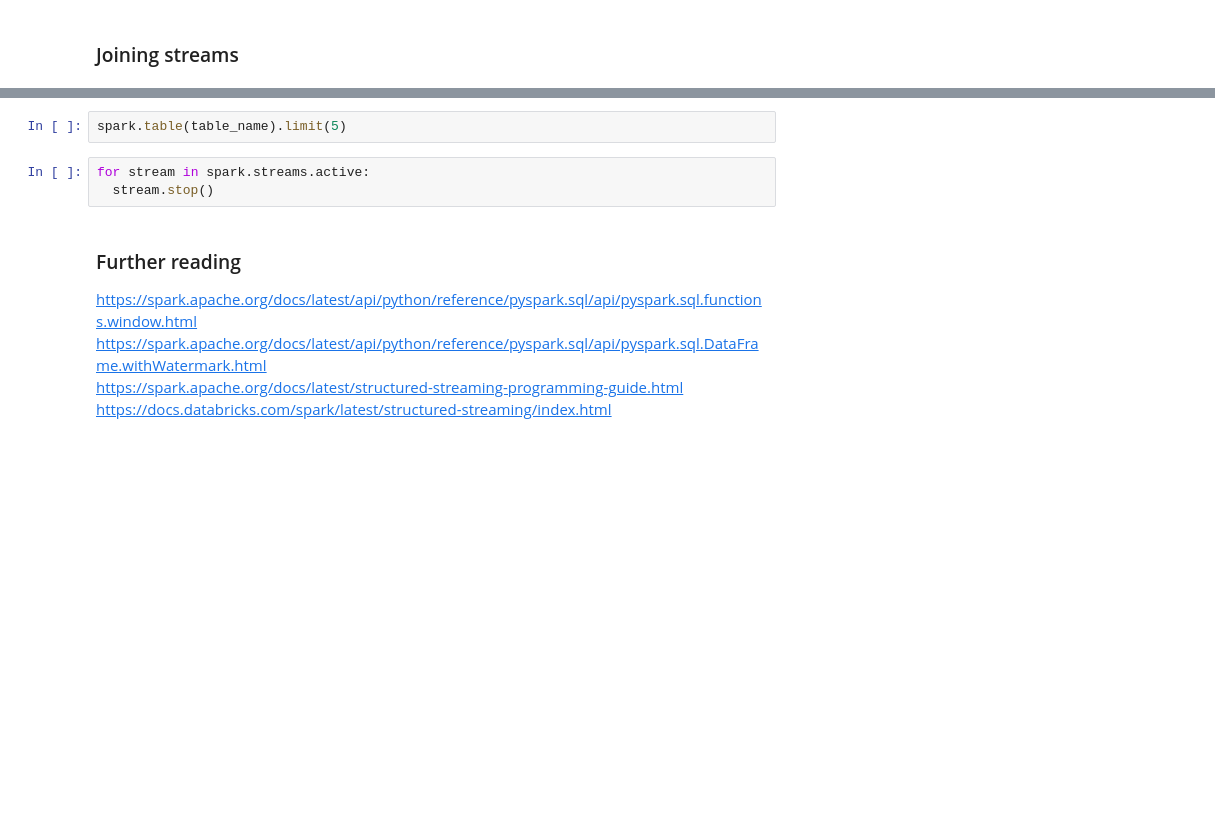
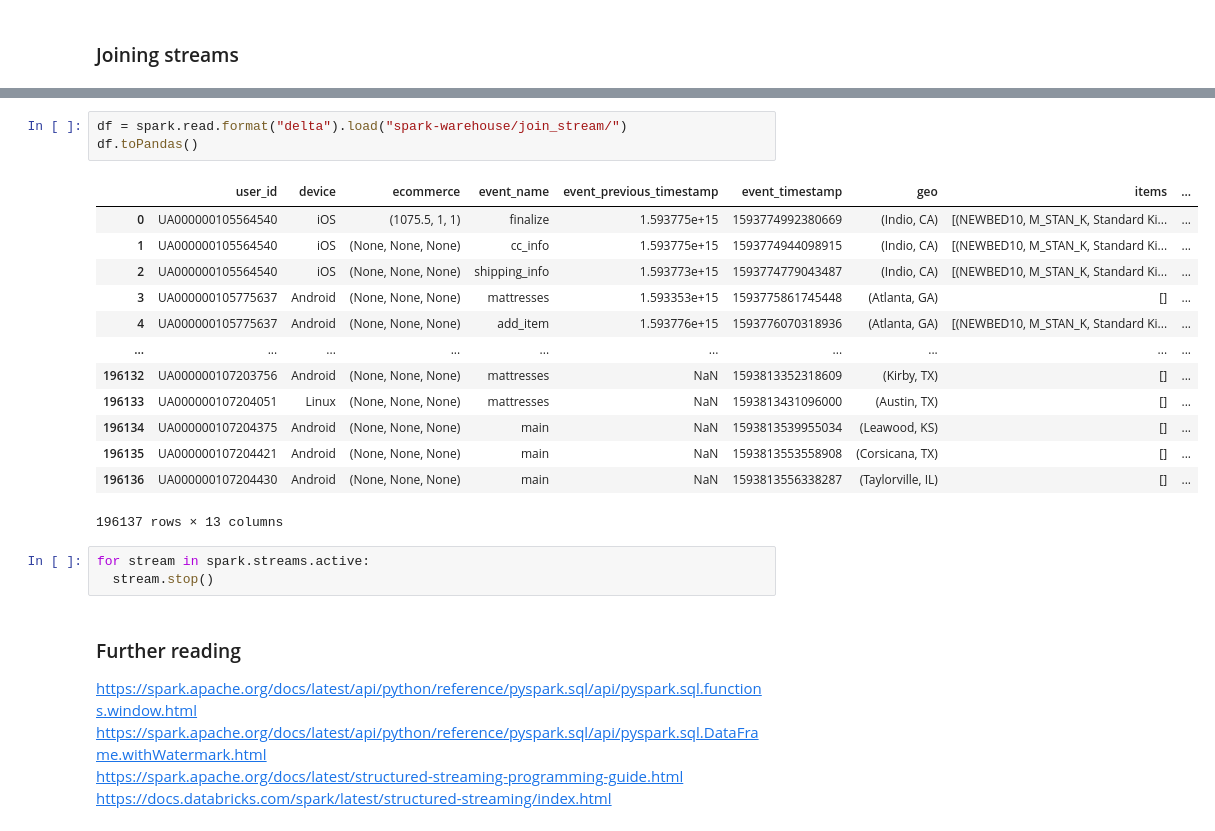
Before and after one commit to DataSystemsGroupUT/big_data_management_2025, a Jupyter notebook: week_06_Streaming_2/Streaming_2_new.ipynb, the cells around one changed output, grey strips where cells are left out. Saved outputs shown, nothing was run; the diff lists cells and outputs as text; blank space fills up the shorter version.

```diff
--- a/week_06_Streaming_2/Streaming_2_new.ipynb
+++ b/week_06_Streaming_2/Streaming_2_new.ipynb
@@ -483,5 +511,20 @@ create_table_if_exists(output_path,table_name)
-# %%
-spark.table(table_name).limit(5)
+# %%
+df = spark.read.format("delta").load("spark-warehouse/join_stream/")
+df.toPandas()
+# %% [output]
+|  | user_id | device | ecommerce | event_name | event_previous_timestamp | event_timestamp | geo | items | ... |
+| 0 | UA000000105564540 | iOS | (1075.5, 1, 1) | finalize | 1.593775e+15 | 1593774992380669 | (Indio, CA) | [(NEWBED10, M_STAN_K, Standard Ki... | ... |
+| 1 | UA000000105564540 | iOS | (None, None, None) | cc_info | 1.593775e+15 | 1593774944098915 | (Indio, CA) | [(NEWBED10, M_STAN_K, Standard Ki... | ... |
+| 2 | UA000000105564540 | iOS | (None, None, None) | shipping_info | 1.593773e+15 | 1593774779043487 | (Indio, CA) | [(NEWBED10, M_STAN_K, Standard Ki... | ... |
+| 3 | UA000000105775637 | Android | (None, None, None) | mattresses | 1.593353e+15 | 1593775861745448 | (Atlanta, GA) | [] | ... |
+| 4 | UA000000105775637 | Android | (None, None, None) | add_item | 1.593776e+15 | 1593776070318936 | (Atlanta, GA) | [(NEWBED10, M_STAN_K, Standard Ki... | ... |
+| ... | ... | ... | ... | ... | ... | ... | ... | ... | ... |
+| 196132 | UA000000107203756 | Android | (None, None, None) | mattresses | NaN | 1593813352318609 | (Kirby, TX) | [] | ... |
+| 196133 | UA000000107204051 | Linux | (None, None, None) | mattresses | NaN | 1593813431096000 | (Austin, TX) | [] | ... |
+| 196134 | UA000000107204375 | Android | (None, None, None) | main | NaN | 1593813539955034 | (Leawood, KS) | [] | ... |
+| 196135 | UA000000107204421 | Android | (None, None, None) | main | NaN | 1593813553558908 | (Corsicana, TX) | [] | ... |
+| 196136 | UA000000107204430 | Android | (None, None, None) | main | NaN | 1593813556338287 | (Taylorville, IL) | [] | ... |
+196137 rows × 13 columns
 # %%
 for stream in spark.streams.active:
   stream.stop()
```
Also changed, not shown: parts of 11 cells of this notebook.
